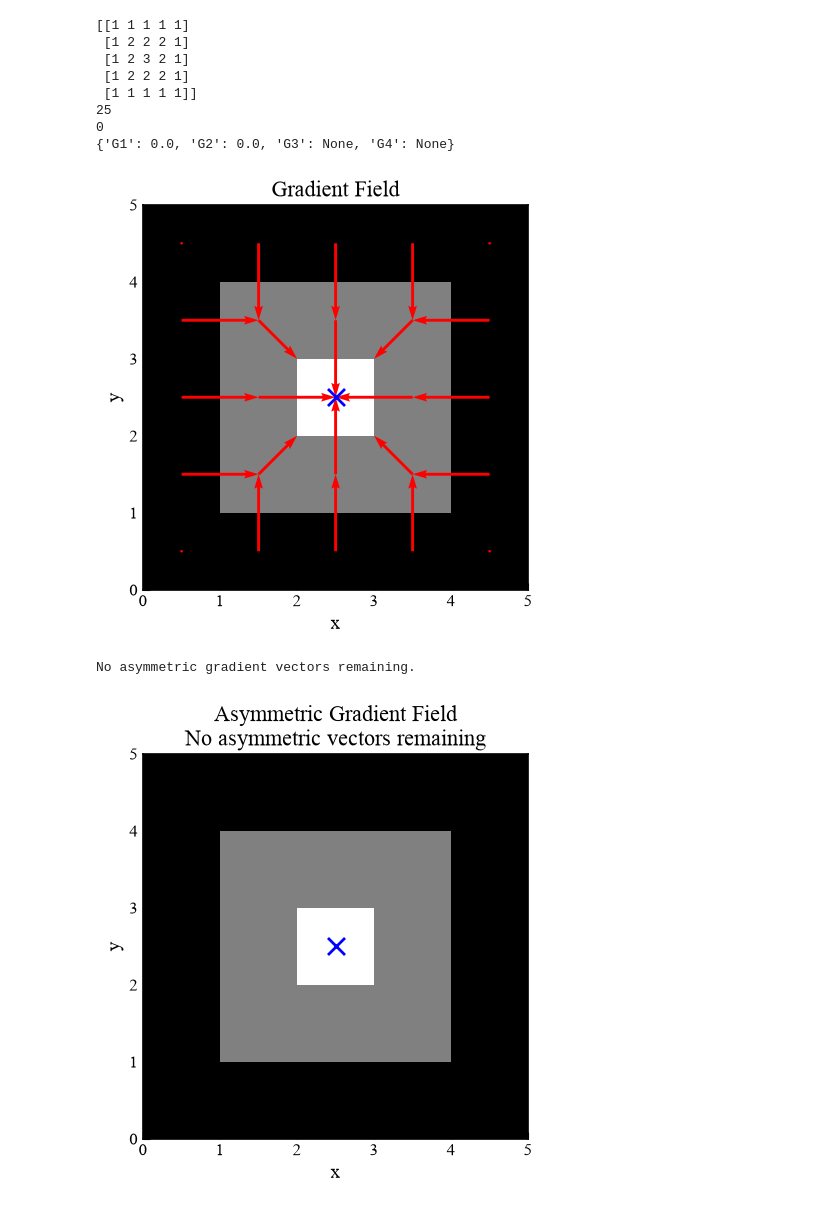
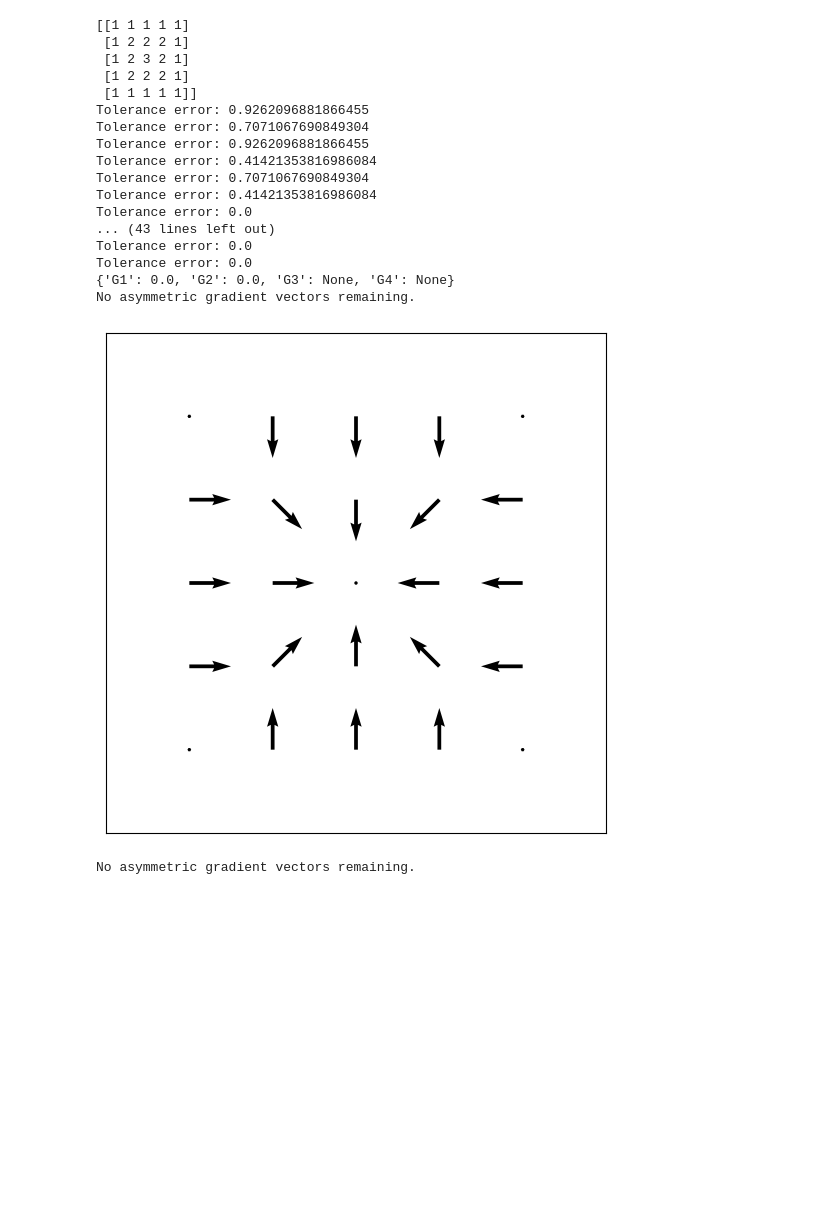
Before and after one commit to Desduh/gpa, a Jupyter notebook: gpa.ipynb, the cells around one changed output. Cells and saved outputs as stored; diff of their text form; code cells hidden in the pictures; blank space fills up the shorter version.

```diff
--- a/gpa.ipynb
+++ b/gpa.ipynb
@@ -1483,24 +1850,32 @@ n_edges: 64.0
 # %%
 print(symmetric)
 gpaObject = GPA(symmetric)
 gpaObject.setPosition((len(symmetric)-1)/2, (len(symmetric[0])-1)/2)
 ga = gpaObject.evaluate(mtol=0.019999999552965164, ftol=0.029999999329447746, ptol=0.009999999776482582)
 print(ga)
-# gpaObject.plot_delaunay_triangulation()
-gpaObject.plot_gradient_field(fixed_length=False)
-gpaObject.plot_asymmetric_gradient_field(fixed_length=False)
+gpaObject.plot_delaunay_triangulation(show_center=False, show_image=False, show_scale=False, line_color="black")
+gpaObject.plot_gradient_field(show_center=False, show_image=False, show_scale=False, color="black", fixed_length=True)
+gpaObject.plot_asymmetric_gradient_field(show_center=False, show_image=False, show_scale=False, color="black", fixed_length=True)
 # %% [output]
 [[1 1 1 1 1]
  [1 2 2 2 1]
  [1 2 3 2 1]
  [1 2 2 2 1]
  [1 1 1 1 1]]
-25
-0
+Tolerance error: 0.9262096881866455
+Tolerance error: 0.7071067690849304
+Tolerance error: 0.9262096881866455
+Tolerance error: 0.41421353816986084
+Tolerance error: 0.7071067690849304
+Tolerance error: 0.41421353816986084
+Tolerance error: 0.0
+... (43 lines left out)
+Tolerance error: 0.0
+Tolerance error: 0.0
 {'G1': 0.0, 'G2': 0.0, 'G3': None, 'G4': None}
+No asymmetric gradient vectors remaining.
-[figure, old version]
+[figure, new version]
 No asymmetric gradient vectors remaining.
-[figure, removed]
 # %%
 # laminar[3][3]=10
 # %%
```
Also changed, not shown: parts of 8 cells of this notebook, 1 other file.
